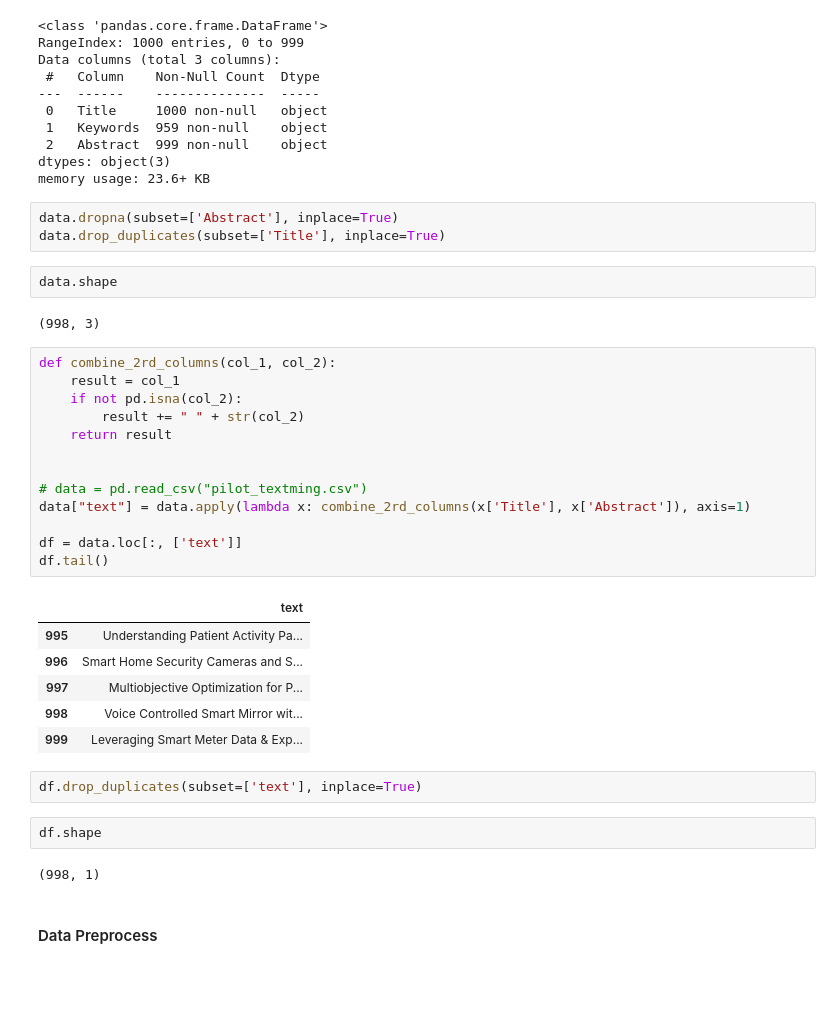
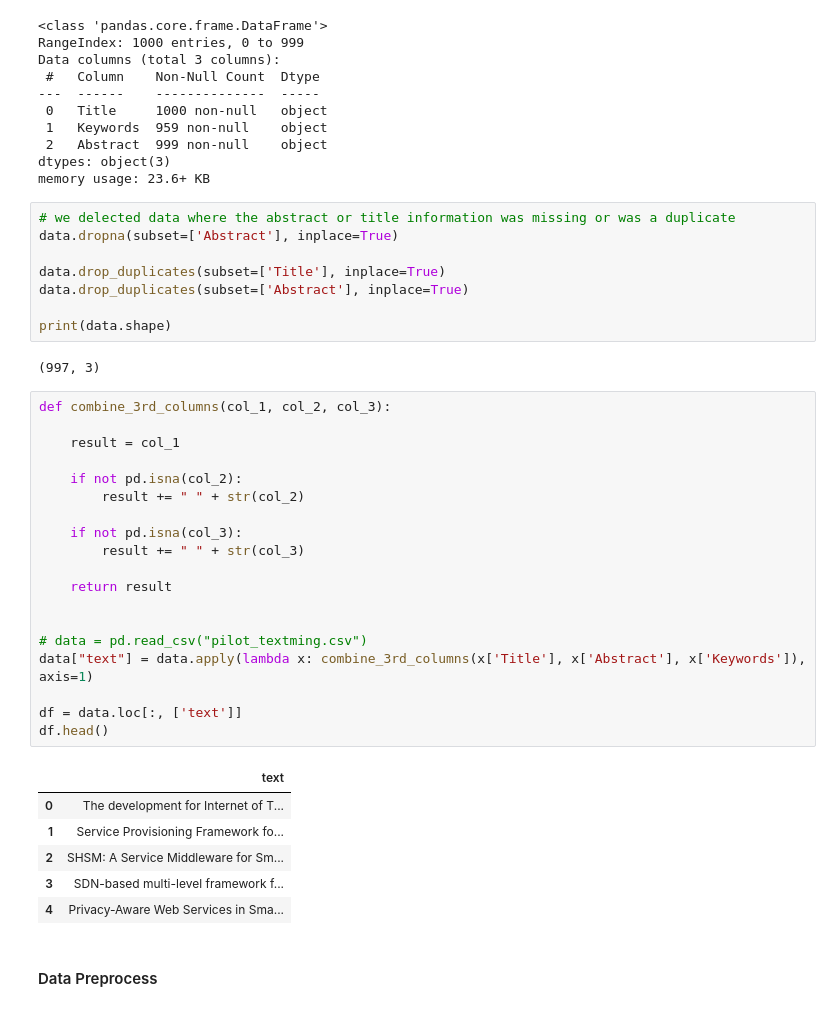
Before and after one commit to Geunhyeong-Han/shs-literature-text-mining, a Jupyter notebook: main.ipynb, the cells around one changed output. Cells and saved outputs as stored; diff of their text form; blank space fills up the shorter version.

```diff
--- a/main.ipynb
+++ b/main.ipynb
@@ -69,38 +87,41 @@ Data columns (total 3 columns):
 dtypes: object(3)
 memory usage: 23.6+ KB
 # %%
+# we delected data where the abstract or title information was missing or was a duplicate
 data.dropna(subset=['Abstract'], inplace=True)
+
 data.drop_duplicates(subset=['Title'], inplace=True)
+data.drop_duplicates(subset=['Abstract'], inplace=True)
+
+print(data.shape)
+# %% [output]
+(997, 3)
-# %%
-data.shape
-# %% [output]
-(998, 3)
 # %%
-def combine_2rd_columns(col_1, col_2):
+def combine_3rd_columns(col_1, col_2, col_3):
+
     result = col_1
+
     if not pd.isna(col_2):
         result += " " + str(col_2)
+
+    if not pd.isna(col_3):
+        result += " " + str(col_3)
+
     return result
 
 
 # data = pd.read_csv("pilot_textming.csv")
-data["text"] = data.apply(lambda x: combine_2rd_columns(x['Title'], x['Abstract']), axis=1)
+data["text"] = data.apply(lambda x: combine_3rd_columns(x['Title'], x['Abstract'], x['Keywords']), axis=1)
 
 df = data.loc[:, ['text']]
-df.tail()
+df.head()
 # %% [output]
 |  | text |
-| 995 | Understanding Patient Activity Pa... |
-| 996 | Smart Home Security Cameras and S... |
-| 997 | Multiobjective Optimization for P... |
-| 998 | Voice Controlled Smart Mirror wit... |
-| 999 | Leveraging Smart Meter Data & Exp... |
+| 0 | The development for Internet of T... |
+| 1 | Service Provisioning Framework fo... |
+| 2 | SHSM: A Service Middleware for Sm... |
+| 3 | SDN-based multi-level framework f... |
+| 4 | Privacy-Aware Web Services in Sma... |
-# %%
-df.drop_duplicates(subset=['text'], inplace=True)
-# %%
-df.shape
-# %% [output]
-(998, 1)
 # %% [markdown]
 #### Data Preprocess
 # %%
```
Also changed, not shown: parts of 16 cells of this notebook.
